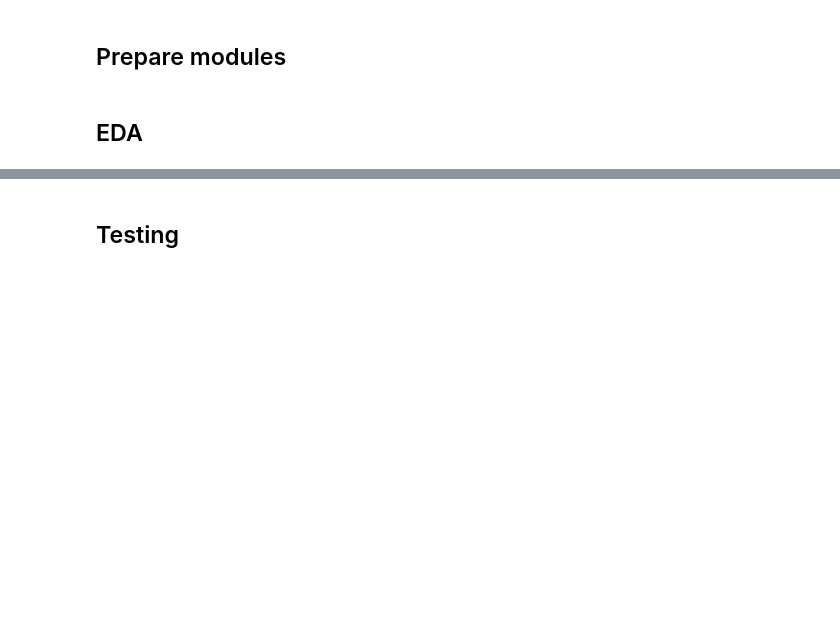
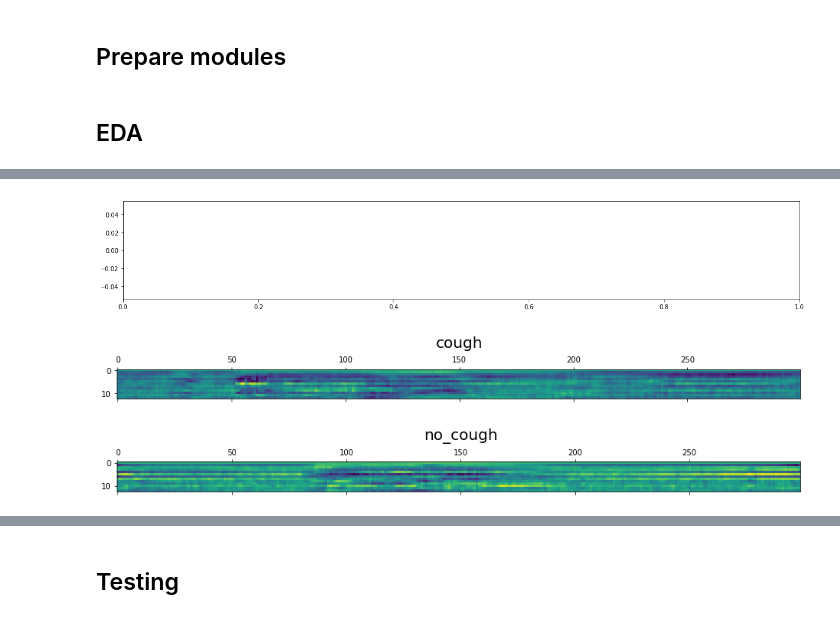
Before and after one commit to QuirinoC/Cough-Detection-HMM, a Jupyter notebook: Cough_detection_HMM.ipynb, the cells around one changed output, grey strips where cells are left out. Drawn from its saved outputs; the diff is of its cells as text; code cells hidden in the pictures; blank space fills up the shorter version.

```diff
--- a/Cough_detection_HMM.ipynb
+++ b/Cough_detection_HMM.ipynb
@@ -44,10 +53,7 @@ from random import randint
 # %%
-import glob
-import os.path as path
-from random import randint
 categories = ['cough', 'no_cough']
 figure = plt.figure(figsize=(20,3))
-for idx, category in enumerate(categories):
+for category in categories:
     example_data_path = path.join('data', category)
     file_paths = glob.glob(path.join(example_data_path, '*.wav'))
     sampling_freq, audio = wavfile.read(file_paths[randint(0, len(file_paths) - 1)])
@@ -58,3 +64,4 @@ for idx, category in enumerate(categories):
 
 plt.yscale('linear')
 plt.show()
+# %% [output]
@@ -61,3 +70,6 @@ plt.show()
+[figure, added]
+[figure, added]
+[figure, added]
 # %%
 input_folder = 'data'
 categories = ['cough','no_cough']
```
Also changed, not shown: parts of 9 cells of this notebook.
